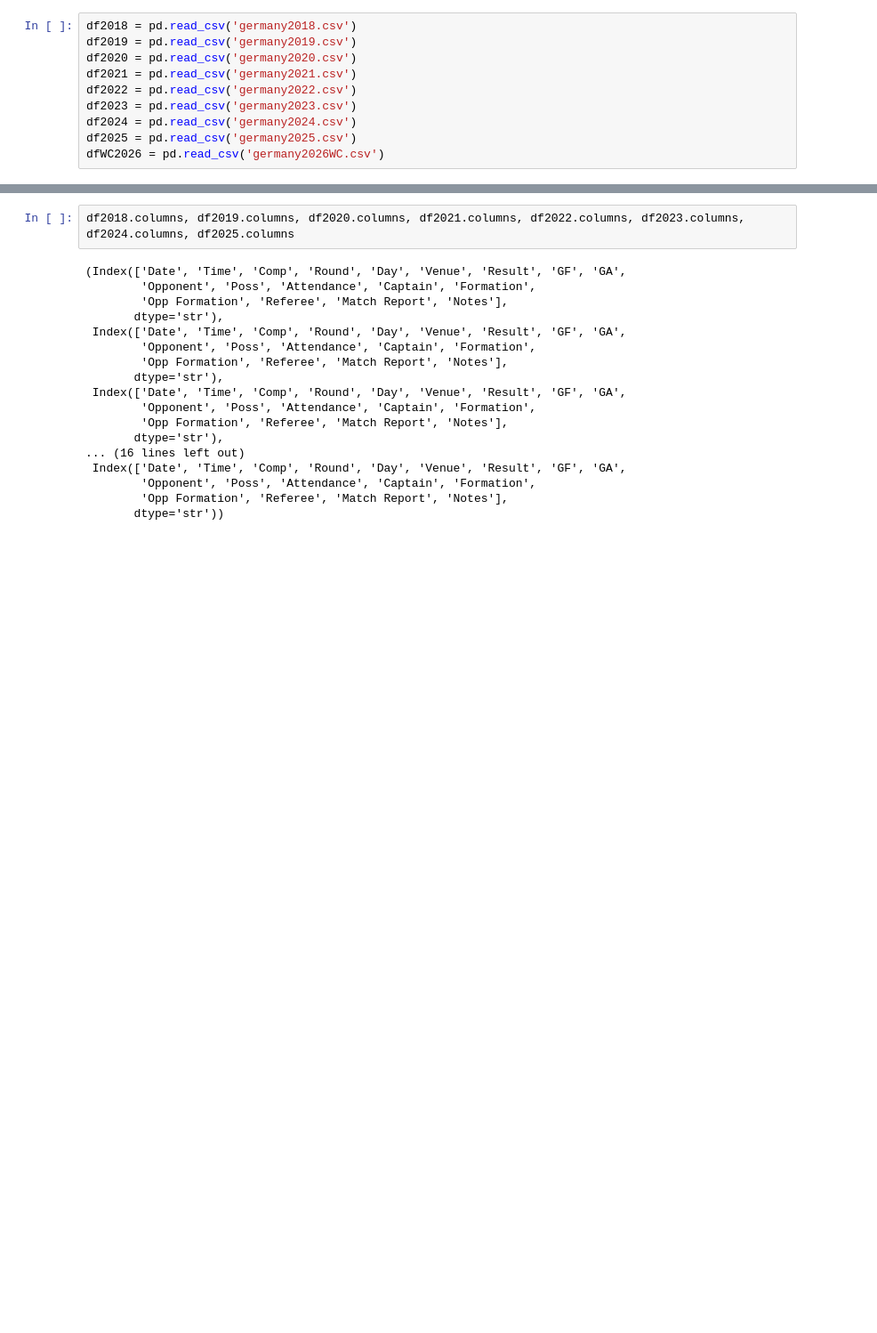
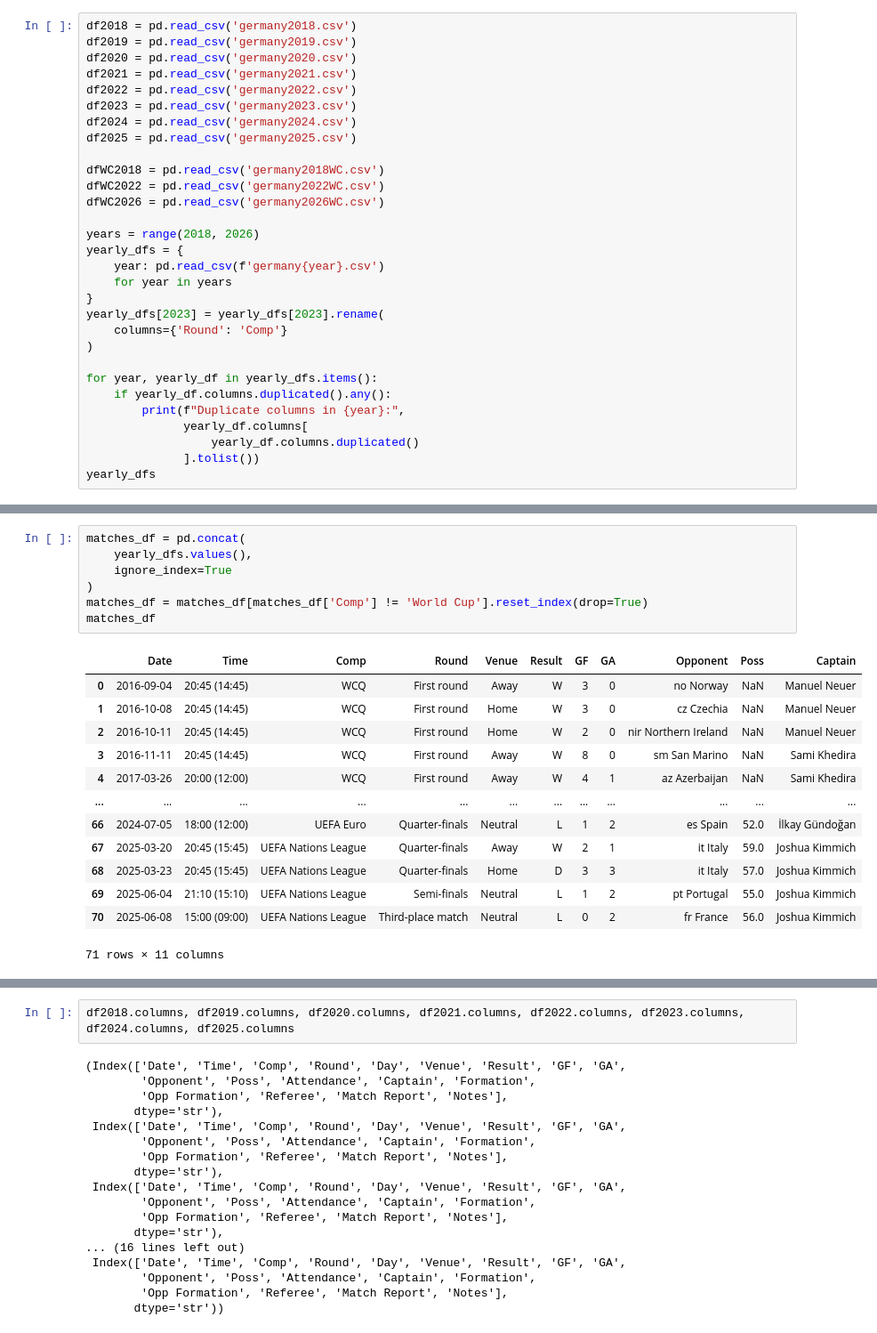
Before and after one commit to aalskdjfhg123/MDST-Sports-Soccer, a Jupyter notebook: germany/attempt2.ipynb, the cells around one changed output, grey strips where cells are left out. Shown at 89% size. Drawn from its saved outputs; the diff is of its cells as text; blank space fills up the shorter version.

```diff
--- a/germany/attempt2.ipynb
+++ b/germany/attempt2.ipynb
@@ -17,4 +24,24 @@ df2022 = pd.read_csv('germany2022.csv')
 df2023 = pd.read_csv('germany2023.csv')
 df2024 = pd.read_csv('germany2024.csv')
 df2025 = pd.read_csv('germany2025.csv')
+
+dfWC2018 = pd.read_csv('germany2018WC.csv')
+dfWC2022 = pd.read_csv('germany2022WC.csv')
 dfWC2026 = pd.read_csv('germany2026WC.csv')
+
+years = range(2018, 2026)
+yearly_dfs = {
+    year: pd.read_csv(f'germany{year}.csv')
+    for year in years
+}
+yearly_dfs[2023] = yearly_dfs[2023].rename(
+    columns={'Round': 'Comp'}
+)
+
+for year, yearly_df in yearly_dfs.items():
+    if yearly_df.columns.duplicated().any():
+        print(f"Duplicate columns in {year}:",
+              yearly_df.columns[
+                  yearly_df.columns.duplicated()
+              ].tolist())
+yearly_dfs
@@ -20,0 +98,21 @@ dfWC2026 = pd.read_csv('germany2026WC.csv')
+# %%
+matches_df = pd.concat(
+    yearly_dfs.values(),
+    ignore_index=True
+)
+matches_df = matches_df[matches_df['Comp'] != 'World Cup'].reset_index(drop=True)
+matches_df
+# %% [output]
+|  | Date | Time | Comp | Round | Venue | Result | GF | GA | Opponent | Poss | Captain |
+| 0 | 2016-09-04 | 20:45 (14:45) | WCQ | First round | Away | W | 3 | 0 | no Norway | NaN | Manuel Neuer |
+| 1 | 2016-10-08 | 20:45 (14:45) | WCQ | First round | Home | W | 3 | 0 | cz Czechia | NaN | Manuel Neuer |
+| 2 | 2016-10-11 | 20:45 (14:45) | WCQ | First round | Home | W | 2 | 0 | nir Northern Ireland | NaN | Manuel Neuer |
+| 3 | 2016-11-11 | 20:45 (14:45) | WCQ | First round | Away | W | 8 | 0 | sm San Marino | NaN | Sami Khedira |
+| 4 | 2017-03-26 | 20:00 (12:00) | WCQ | First round | Away | W | 4 | 1 | az Azerbaijan | NaN | Sami Khedira |
+| ... | ... | ... | ... | ... | ... | ... | ... | ... | ... | ... | ... |
+| 66 | 2024-07-05 | 18:00 (12:00) | UEFA Euro | Quarter-finals | Neutral | L | 1 | 2 | es Spain | 52.0 | İlkay Gündoğan |
+| 67 | 2025-03-20 | 20:45 (15:45) | UEFA Nations League | Quarter-finals | Away | W | 2 | 1 | it Italy | 59.0 | Joshua Kimmich |
+| 68 | 2025-03-23 | 20:45 (15:45) | UEFA Nations League | Quarter-finals | Home | D | 3 | 3 | it Italy | 57.0 | Joshua Kimmich |
+| 69 | 2025-06-04 | 21:10 (15:10) | UEFA Nations League | Semi-finals | Neutral | L | 1 | 2 | pt Portugal | 55.0 | Joshua Kimmich |
+| 70 | 2025-06-08 | 15:00 (09:00) | UEFA Nations League | Third-place match | Neutral | L | 0 | 2 | fr France | 56.0 | Joshua Kimmich |
+71 rows × 11 columns
```
Also changed, not shown: parts of 16 cells of this notebook, 4 other files.
